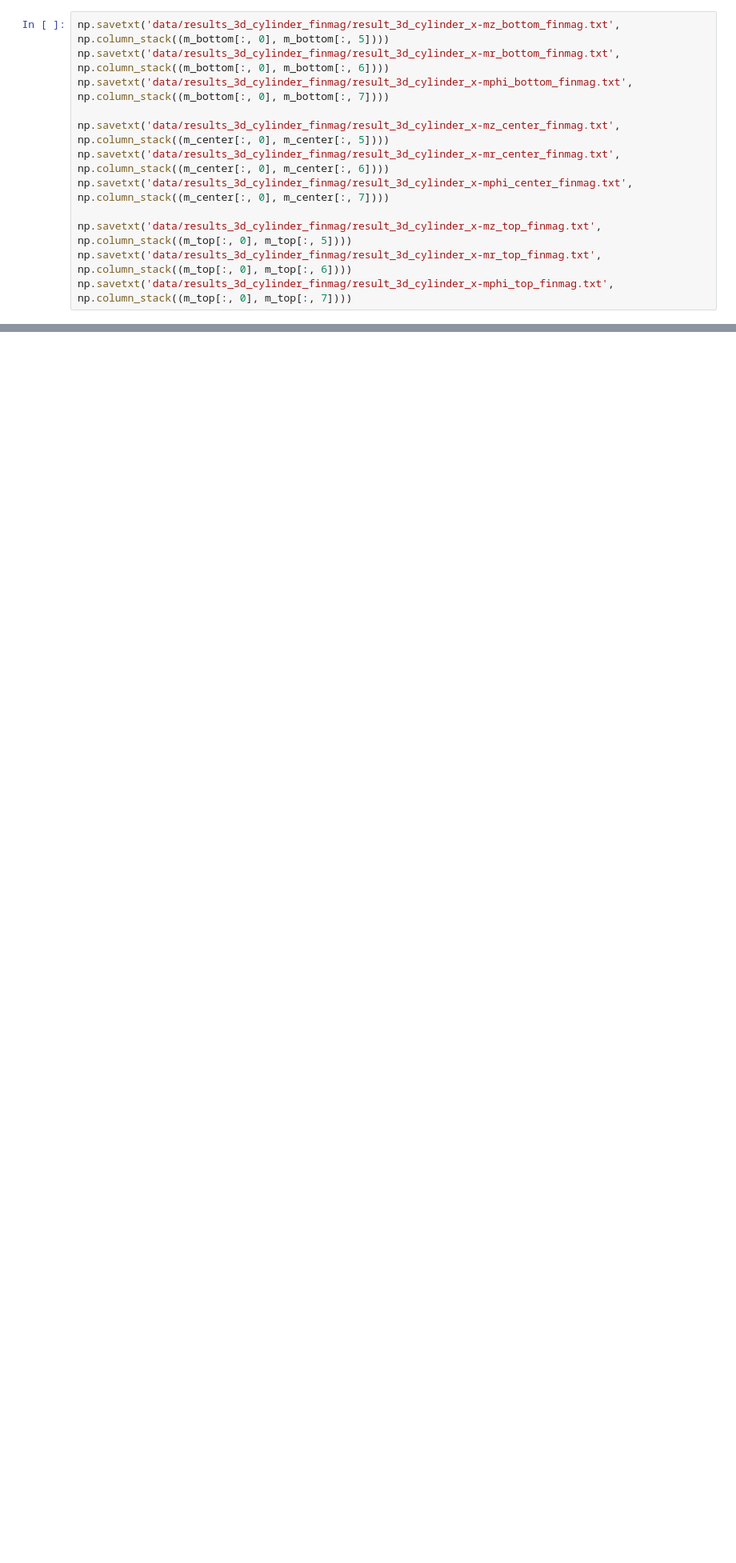
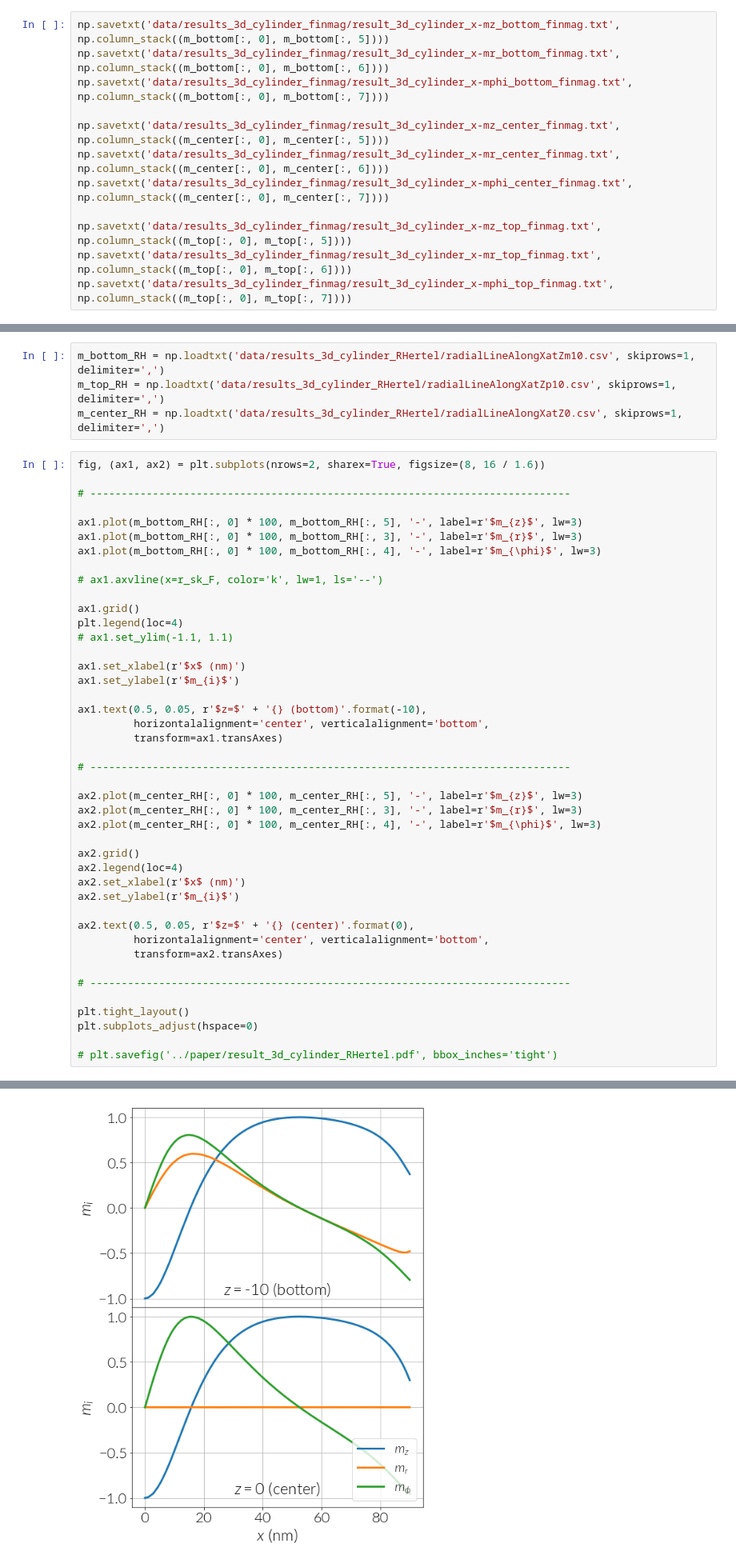
Before and after one commit to fangohr/paper-supplement-standard-problem-dmi, a Jupyter notebook: notebooks/3d_problem_cylinder-finmag.ipynb, the cells around one changed output, grey strips where cells are left out. Shown at 80% size. Drawn from its saved outputs; the diff is of its cells as text; blank space fills up the shorter version.

```diff
--- a/notebooks/3d_problem_cylinder-finmag.ipynb
+++ b/notebooks/3d_problem_cylinder-finmag.ipynb
@@ -210,0 +211,48 @@ np.savetxt('data/results_3d_cylinder_finmag/result_3d_cylinder_x-mphi_top_finmag
+# %%
+m_bottom_RH = np.loadtxt('data/results_3d_cylinder_RHertel/radialLineAlongXatZm10.csv', skiprows=1, delimiter=',')
+m_top_RH = np.loadtxt('data/results_3d_cylinder_RHertel/radialLineAlongXatZp10.csv', skiprows=1, delimiter=',')
+m_center_RH = np.loadtxt('data/results_3d_cylinder_RHertel/radialLineAlongXatZ0.csv', skiprows=1, delimiter=',')
+# %%
+fig, (ax1, ax2) = plt.subplots(nrows=2, sharex=True, figsize=(8, 16 / 1.6))
+
+# -----------------------------------------------------------------------------
+
+ax1.plot(m_bottom_RH[:, 0] * 100, m_bottom_RH[:, 5], '-', label=r'$m_{z}$', lw=3)
+ax1.plot(m_bottom_RH[:, 0] * 100, m_bottom_RH[:, 3], '-', label=r'$m_{r}$', lw=3)
+ax1.plot(m_bottom_RH[:, 0] * 100, m_bottom_RH[:, 4], '-', label=r'$m_{\phi}$', lw=3)
+
+# ax1.axvline(x=r_sk_F, color='k', lw=1, ls='--')
+
+ax1.grid()
+plt.legend(loc=4)
+# ax1.set_ylim(-1.1, 1.1)
+
+ax1.set_xlabel(r'$x$ (nm)')
+ax1.set_ylabel(r'$m_{i}$')
+
+ax1.text(0.5, 0.05, r'$z=$' + '{} (bottom)'.format(-10),
+         horizontalalignment='center', verticalalignment='bottom',
+         transform=ax1.transAxes)
+
+# -----------------------------------------------------------------------------
+
+ax2.plot(m_center_RH[:, 0] * 100, m_center_RH[:, 5], '-', label=r'$m_{z}$', lw=3)
+ax2.plot(m_center_RH[:, 0] * 100, m_center_RH[:, 3], '-', label=r'$m_{r}$', lw=3)
+ax2.plot(m_center_RH[:, 0] * 100, m_center_RH[:, 4], '-', label=r'$m_{\phi}$', lw=3)
+
+ax2.grid()
+ax2.legend(loc=4)
+ax2.set_xlabel(r'$x$ (nm)')
+ax2.set_ylabel(r'$m_{i}$')
+
+ax2.text(0.5, 0.05, r'$z=$' + '{} (center)'.format(0),
+         horizontalalignment='center', verticalalignment='bottom',
+         transform=ax2.transAxes)
+
+# -----------------------------------------------------------------------------
+
+plt.tight_layout()
+plt.subplots_adjust(hspace=0)
+
+# plt.savefig('../paper/result_3d_cylinder_RHertel.pdf', bbox_inches='tight')
+# %% [output]
@@ -210,0 +260 @@ np.savetxt('data/results_3d_cylinder_finmag/result_3d_cylinder_x-mphi_top_finmag
+[figure, added]
```
Also changed, not shown: parts of 12 cells of this notebook, 5 other files.
